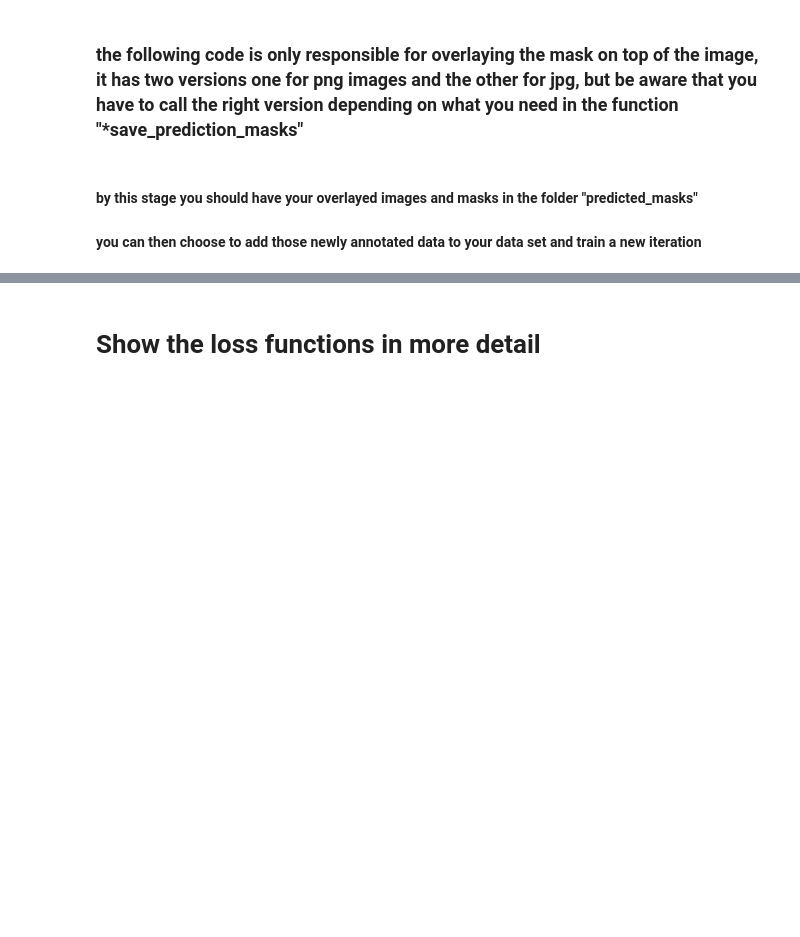
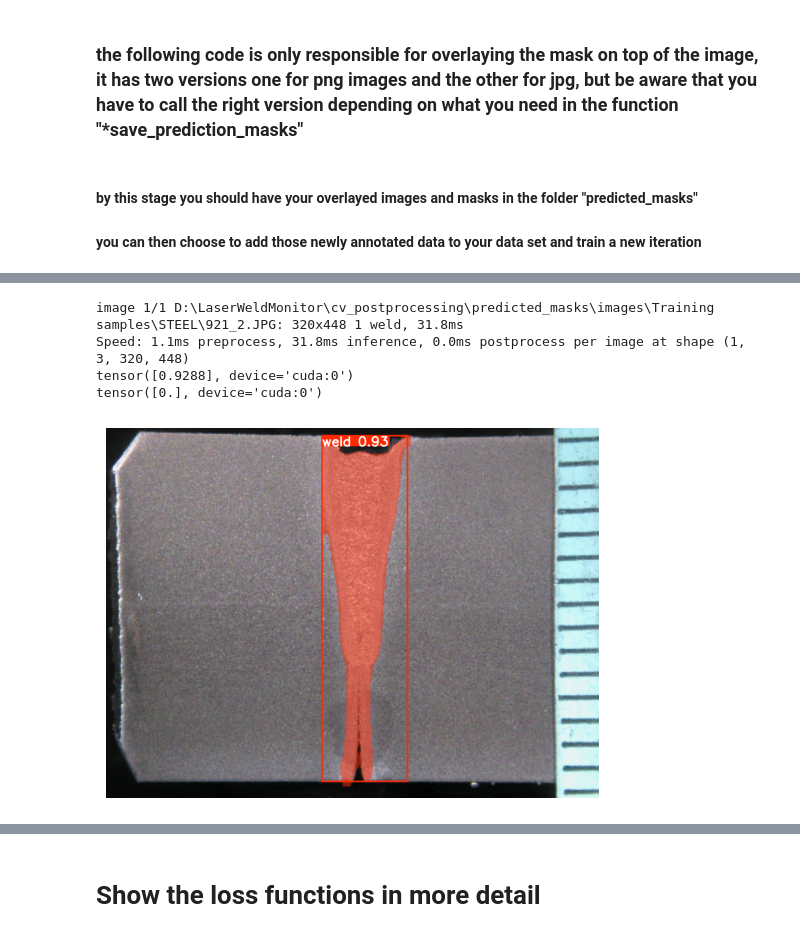
Before and after one commit to aveen007/LaserWeldMonitor, a Jupyter notebook: cv_postprocessing/YoloTraining.ipynb, the cells around one changed output, grey strips where cells are left out. Saved outputs shown, nothing was run; the diff lists cells and outputs as text; code cells hidden in the pictures; blank space fills up the shorter version.

```diff
--- a/cv_postprocessing/YoloTraining.ipynb
+++ b/cv_postprocessing/YoloTraining.ipynb
@@ -140,0 +158,30 @@ Overlay saved: ./predicted_masks/overlay/6b_jpg.rf.0928eaa952c0ca390db2c99ff72fd
+# %%
+from ultralytics import YOLO
+from PIL import Image
+import matplotlib.pyplot as plt
+
+# Load your YOLO model
+model = YOLO(r'runs/segment/train11/weights/best.pt')
+
+# Path to your test image
+img_path = r'D:\LaserWeldMonitor\cv_postprocessing\predicted_masks\images\Training samples\STEEL\921_2.JPG'
+
+# Run inference
+results = model(img_path, imgsz=[320], iou=0.4, conf=0.1)
+
+# Show the result directly in Jupyter
+# Option 1: Use YOLO's built-in display
+results[0].show()
+print(results[0].boxes.conf)   # confidence scores
+print(results[0].boxes.cls)    # predicted class IDs
+
+# Option 2: If you want to use matplotlib
+plt.imshow(results[0].plot())  # YOLO returns an annotated numpy image
+plt.axis('off')
+plt.show()
+# %% [output]
+image 1/1 D:\LaserWeldMonitor\cv_postprocessing\predicted_masks\images\Training samples\STEEL\921_2.JPG: 320x448 1 weld, 31.8ms
+Speed: 1.1ms preprocess, 31.8ms inference, 0.0ms postprocess per image at shape (1, 3, 320, 448)
+tensor([0.9288], device='cuda:0')
+tensor([0.], device='cuda:0')
+[figure, added]
```
Also changed, not shown: parts of 8 cells of this notebook, 18 other files.
